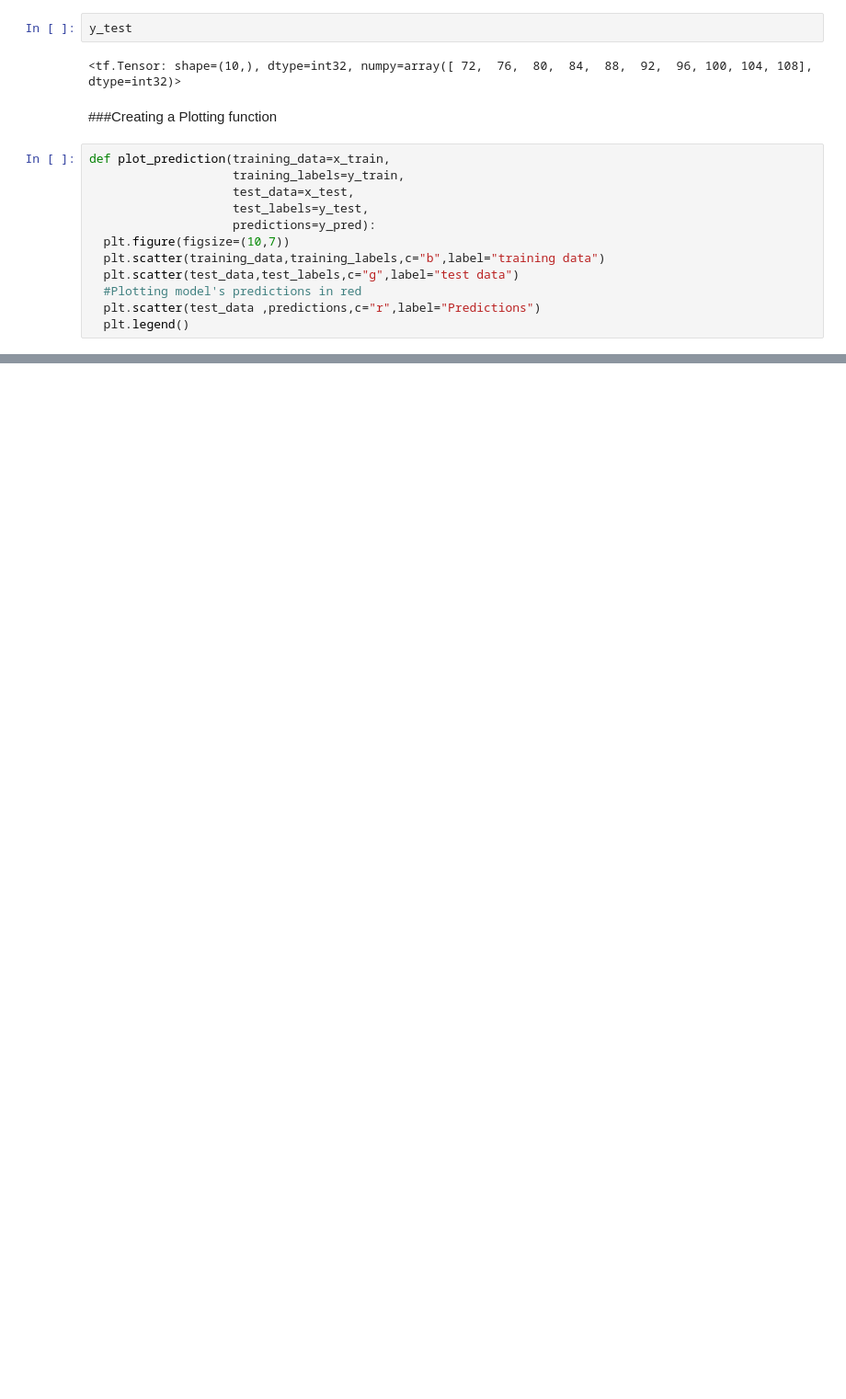
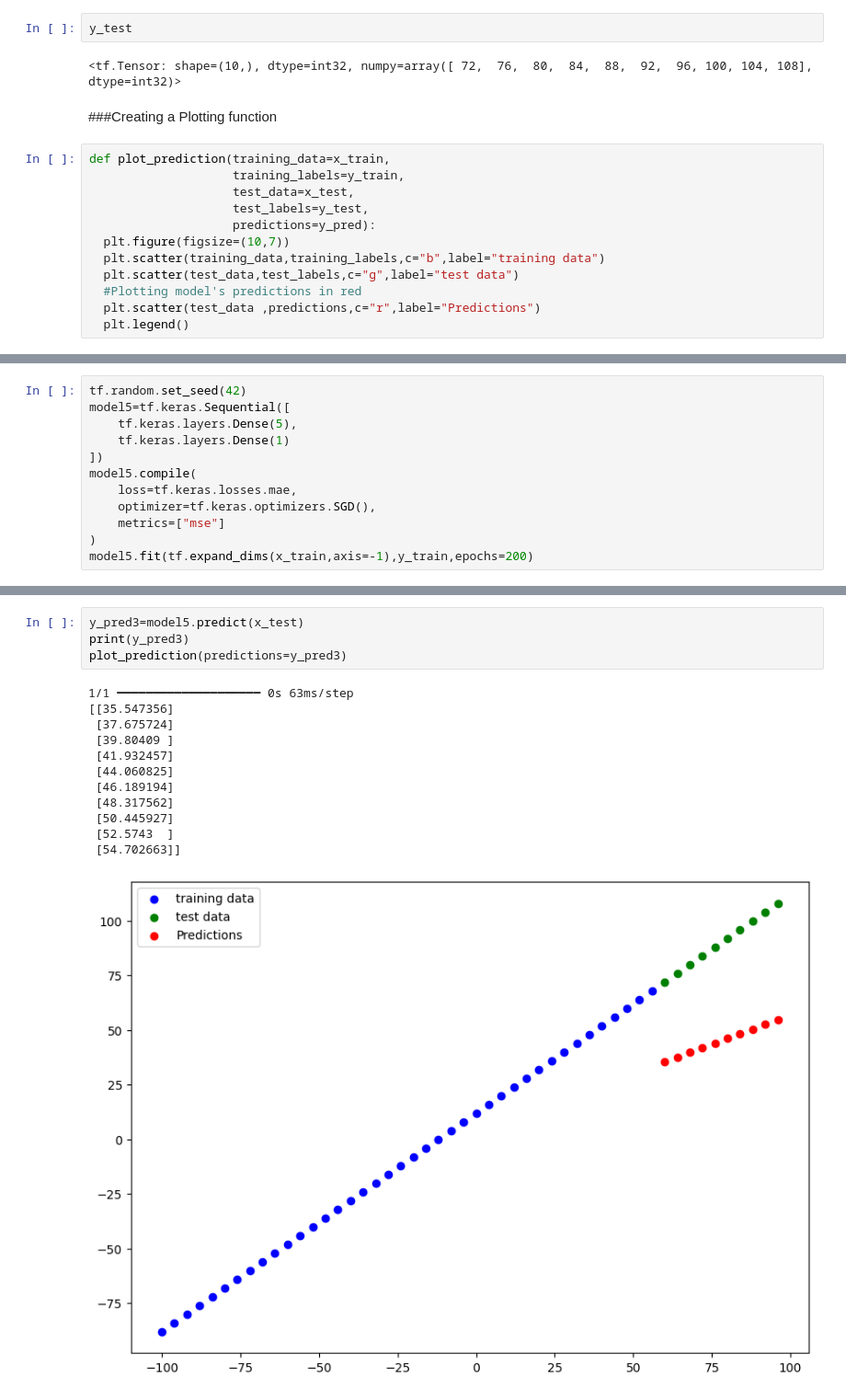
Before and after one commit to Aryan-Gupta2002/Deep-Learning---Tensorflow, a Jupyter notebook: neuralNetworkForRegression_2.ipynb, the cells around one changed output, grey strips where cells are left out. Shown at 92% size. Cells and saved outputs as stored; diff of their text form; blank space fills up the shorter version.

```diff
--- a/neuralNetworkForRegression_2.ipynb
+++ b/neuralNetworkForRegression_2.ipynb
@@ -199,0 +398,12 @@ plot_prediction()
+# %%
+tf.random.set_seed(42)
+model5=tf.keras.Sequential([
+    tf.keras.layers.Dense(5),
+    tf.keras.layers.Dense(1)
+])
+model5.compile(
+    loss=tf.keras.losses.mae,
+    optimizer=tf.keras.optimizers.SGD(),
+    metrics=["mse"]
+)
+model5.fit(tf.expand_dims(x_train,axis=-1),y_train,epochs=200)
@@ -199,0 +429,17 @@ plot_prediction()
+# %%
+y_pred3=model5.predict(x_test)
+print(y_pred3)
+plot_prediction(predictions=y_pred3)
+# %% [output]
+1/1 ━━━━━━━━━━━━━━━━━━━━ 0s 63ms/step
+[[35.547356]
+ [37.675724]
+ [39.80409 ]
+ [41.932457]
+ [44.060825]
+ [46.189194]
+ [48.317562]
+ [50.445927]
+ [52.5743  ]
+ [54.702663]]
+[figure, added]
```
Also changed, not shown: parts of 38 cells of this notebook.
